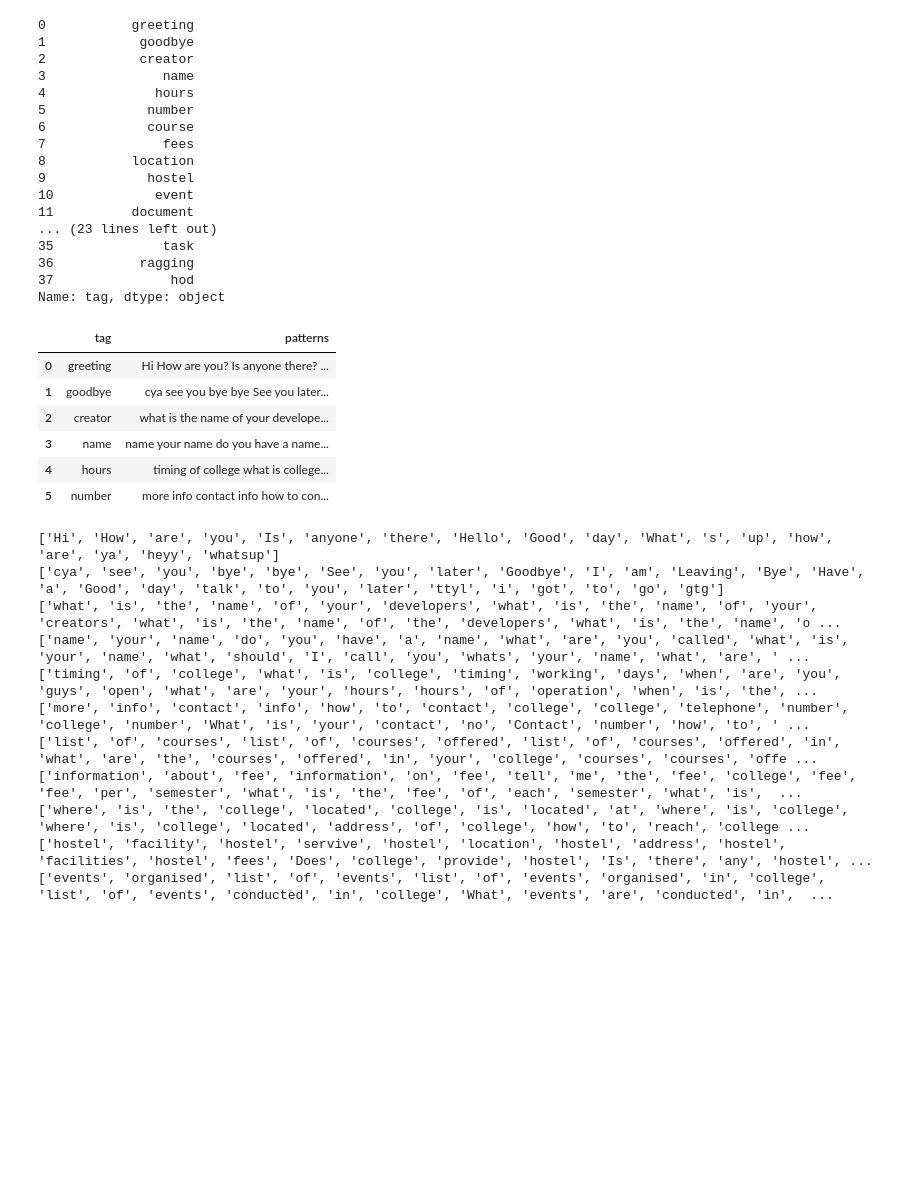
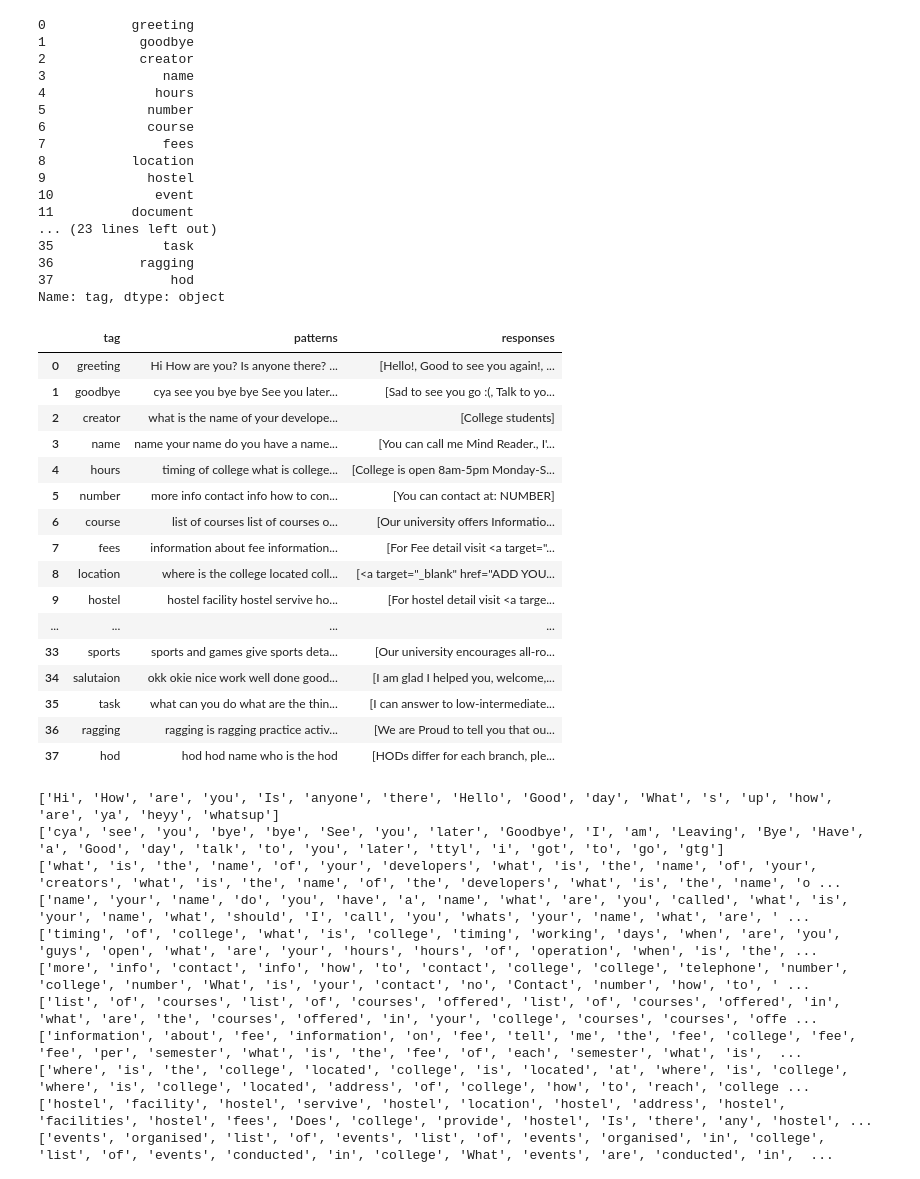
Before and after one commit to IvanSholana/Machine-Learning-Project, a Jupyter notebook: Chatbot/chatbot-project.ipynb, the cells around one changed output. Cells and saved outputs as stored; diff of their text form; code cells hidden in the pictures; blank space fills up the shorter version.

```diff
--- a/Chatbot/chatbot-project.ipynb
+++ b/Chatbot/chatbot-project.ipynb
@@ -72,16 +72,26 @@ df['tag']
 Name: tag, dtype: object
 # %%
 df['patterns'] = df['patterns'].apply(lambda x : ' '.join(x))
-# %%
-df.loc[0:5,['tag','patterns']]
-# %% [output]
-|  | tag | patterns |
-| 0 | greeting | Hi How are you? Is anyone there? ... |
-| 1 | goodbye | cya see you bye bye See you later... |
-| 2 | creator | what is the name of your develope... |
-| 3 | name | name your name do you have a name... |
-| 4 | hours | timing of college what is college... |
-| 5 | number | more info contact info how to con... |
+# %%
+df
+# %% [output]
+|  | tag | patterns | responses |
+| 0 | greeting | Hi How are you? Is anyone there? ... | [Hello!, Good to see you again!, ... |
+| 1 | goodbye | cya see you bye bye See you later... | [Sad to see you go :(, Talk to yo... |
+| 2 | creator | what is the name of your develope... | [College students] |
+| 3 | name | name your name do you have a name... | [You can call me Mind Reader., I'... |
+| 4 | hours | timing of college what is college... | [College is open 8am-5pm Monday-S... |
+| 5 | number | more info contact info how to con... | [You can contact at: NUMBER] |
+| 6 | course | list of courses list of courses o... | [Our university offers Informatio... |
+| 7 | fees | information about fee information... | [For Fee detail visit <a target="... |
+| 8 | location | where is the college located coll... | [<a target="_blank" href="ADD YOU... |
+| 9 | hostel | hostel facility hostel servive ho... | [For hostel detail visit <a targe... |
+| ... | ... | ... | ... |
+| 33 | sports | sports and games give sports deta... | [Our university encourages all-ro... |
+| 34 | salutaion | okk okie nice work well done good... | [I am glad I helped you, welcome,... |
+| 35 | task | what can you do what are the thin... | [I can answer to low-intermediate... |
+| 36 | ragging | ragging is ragging practice activ... | [We are Proud to tell you that ou... |
+| 37 | hod | hod hod name who is the hod | [HODs differ for each branch, ple... |
 # %%
 patterns = df['patterns'].apply(preprocessing)
 encoded_labels = label_encoder.fit_transform(df['tag'])
```
Also changed, not shown: parts of 28 cells of this notebook.
